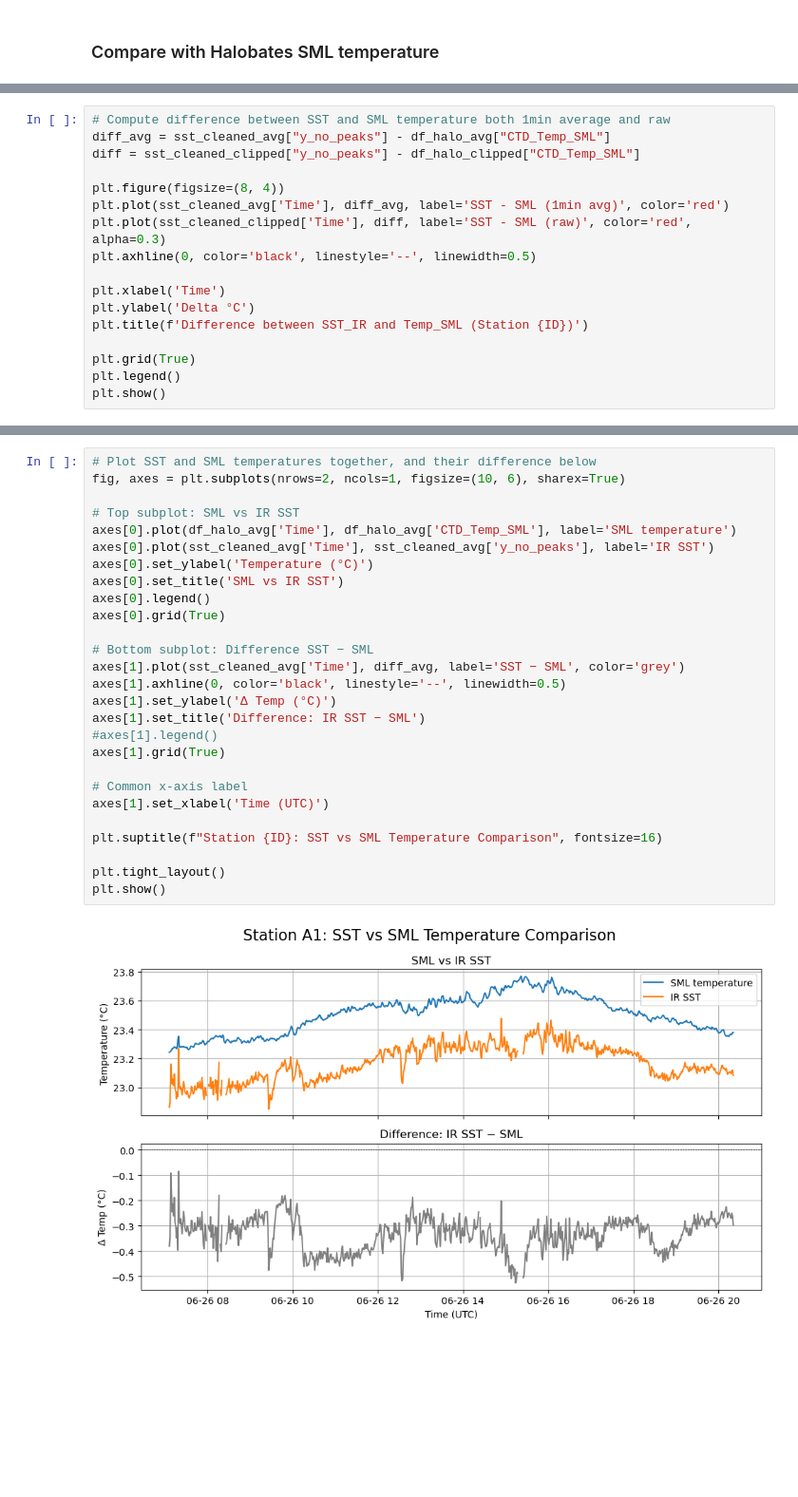
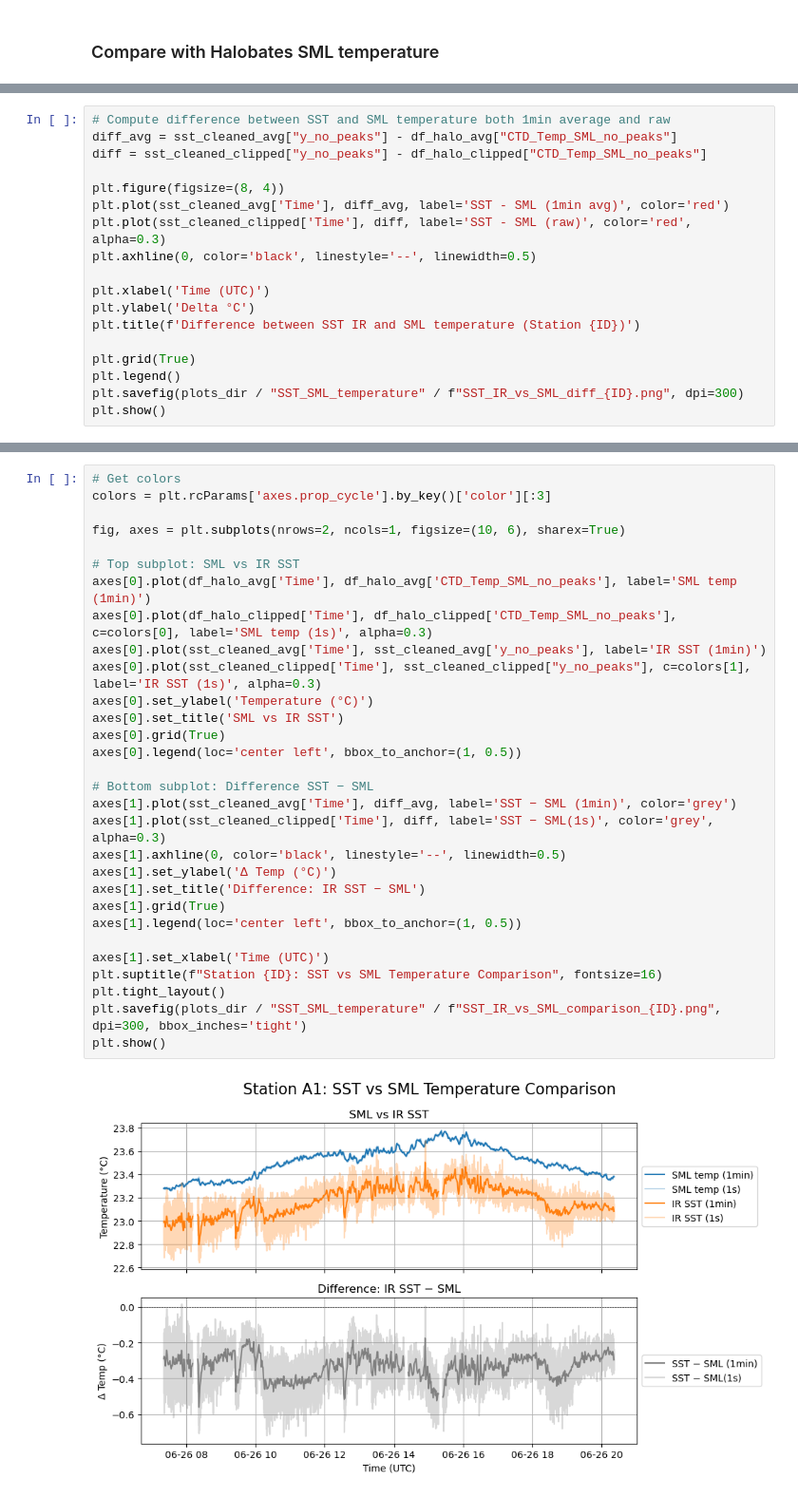
Before and after one commit to maibrittbergh/SST_RS_Meteor_2025, a Jupyter notebook: Infrared_cameras/postproc/halobates_compare.ipynb, the cells around one changed output, grey strips where cells are left out. Shown at 95% size. Saved outputs shown, nothing was run; the diff lists cells and outputs as text; blank space fills up the shorter version.

```diff
--- a/Infrared_cameras/postproc/halobates_compare.ipynb
+++ b/Infrared_cameras/postproc/halobates_compare.ipynb
@@ -458,18 +473,19 @@ plt.show()
 # %%
 # Compute difference between SST and SML temperature both 1min average and raw
-diff_avg = sst_cleaned_avg["y_no_peaks"] - df_halo_avg["CTD_Temp_SML"]
-diff = sst_cleaned_clipped["y_no_peaks"] - df_halo_clipped["CTD_Temp_SML"]
+diff_avg = sst_cleaned_avg["y_no_peaks"] - df_halo_avg["CTD_Temp_SML_no_peaks"]
+diff = sst_cleaned_clipped["y_no_peaks"] - df_halo_clipped["CTD_Temp_SML_no_peaks"]
 
 plt.figure(figsize=(8, 4))
 plt.plot(sst_cleaned_avg['Time'], diff_avg, label='SST - SML (1min avg)', color='red')
 plt.plot(sst_cleaned_clipped['Time'], diff, label='SST - SML (raw)', color='red', alpha=0.3)
 plt.axhline(0, color='black', linestyle='--', linewidth=0.5)
 
-plt.xlabel('Time')
+plt.xlabel('Time (UTC)')
 plt.ylabel('Delta °C')
-plt.title(f'Difference between SST_IR and Temp_SML (Station {ID})')
+plt.title(f'Difference between SST IR and SML temperature (Station {ID})')
 
 plt.grid(True)
 plt.legend()
+plt.savefig(plots_dir / "SST_SML_temperature" / f"SST_IR_vs_SML_diff_{ID}.png", dpi=300)
 plt.show()
 # %% [output]
@@ -477,29 +493,32 @@ plt.show()
 # %%
-# Plot SST and SML temperatures together, and their difference below
+# Get colors
+colors = plt.rcParams['axes.prop_cycle'].by_key()['color'][:3]
+
 fig, axes = plt.subplots(nrows=2, ncols=1, figsize=(10, 6), sharex=True)
 
 # Top subplot: SML vs IR SST
-axes[0].plot(df_halo_avg['Time'], df_halo_avg['CTD_Temp_SML'], label='SML temperature')
-axes[0].plot(sst_cleaned_avg['Time'], sst_cleaned_avg['y_no_peaks'], label='IR SST')
+axes[0].plot(df_halo_avg['Time'], df_halo_avg['CTD_Temp_SML_no_peaks'], label='SML temp (1min)')
+axes[0].plot(df_halo_clipped['Time'], df_halo_clipped['CTD_Temp_SML_no_peaks'], c=colors[0], label='SML temp (1s)', alpha=0.3)
+axes[0].plot(sst_cleaned_avg['Time'], sst_cleaned_avg['y_no_peaks'], label='IR SST (1min)')
+axes[0].plot(sst_cleaned_clipped['Time'], sst_cleaned_clipped["y_no_peaks"], c=colors[1], label='IR SST (1s)', alpha=0.3)
 axes[0].set_ylabel('Temperature (°C)')
 axes[0].set_title('SML vs IR SST')
-axes[0].legend()
 axes[0].grid(True)
+axes[0].legend(loc='center left', bbox_to_anchor=(1, 0.5))
 
 # Bottom subplot: Difference SST − SML
-axes[1].plot(sst_cleaned_avg['Time'], diff_avg, label='SST − SML', color='grey')
+axes[1].plot(sst_cleaned_avg['Time'], diff_avg, label='SST − SML (1min)', color='grey')
+axes[1].plot(sst_cleaned_clipped['Time'], diff, label='SST − SML(1s)', color='grey', alpha=0.3)
 axes[1].axhline(0, color='black', linestyle='--', linewidth=0.5)
 axes[1].set_ylabel('Δ Temp (°C)')
 axes[1].set_title('Difference: IR SST − SML')
-#axes[1].legend()
 axes[1].grid(True)
+axes[1].legend(loc='center left', bbox_to_anchor=(1, 0.5))
 
-# Common x‑axis label
 axes[1].set_xlabel('Time (UTC)')
-
 plt.suptitle(f"Station {ID}: SST vs SML Temperature Comparison", fontsize=16)
-
 plt.tight_layout()
+plt.savefig(plots_dir / "SST_SML_temperature" / f"SST_IR_vs_SML_comparison_{ID}.png", dpi=300, bbox_inches='tight')
 plt.show()
 # %% [output]
-[figure, old version]
+[figure, new version]
```
Also changed, not shown: parts of 15 cells of this notebook, 14 other files.
